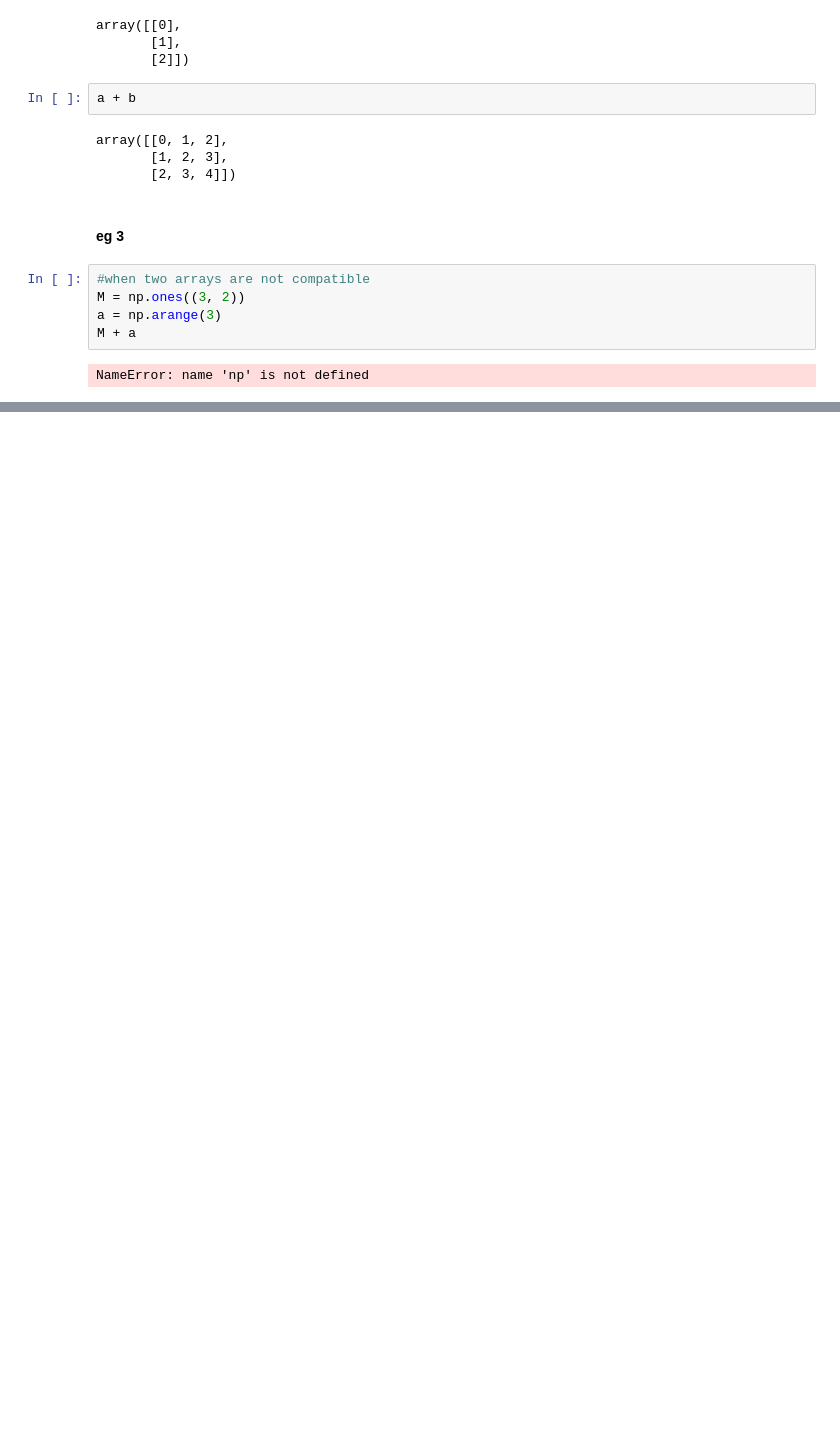
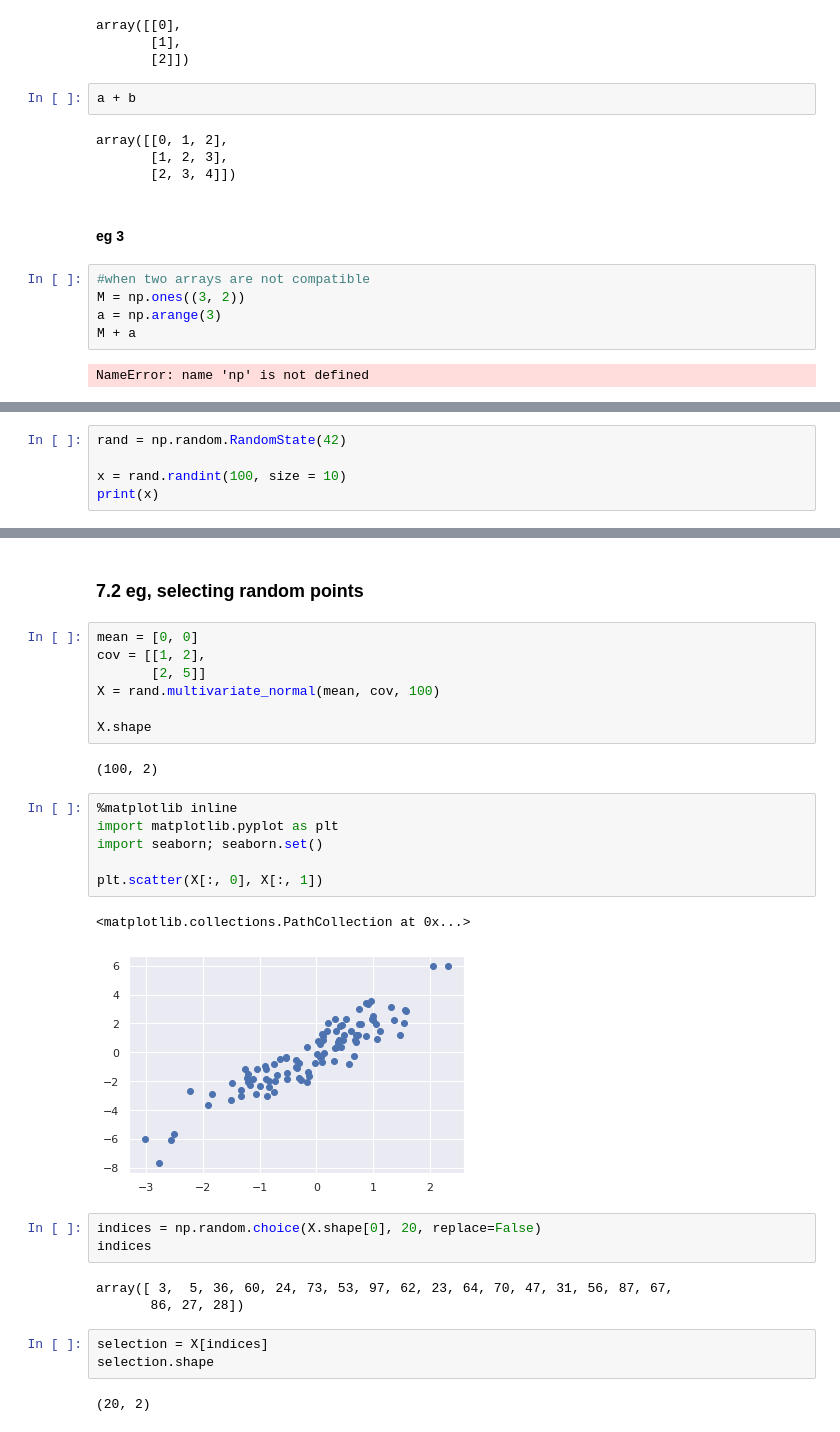
Before and after one commit to Simonliuwaterloo/python_data_science_handbook, a Jupyter notebook: chapter_2_numpy.ipynb, the cells around one changed output, grey strips where cells are left out. Saved outputs shown, nothing was run; the diff lists cells and outputs as text; blank space fills up the shorter version.

```diff
--- a/chapter_2_numpy.ipynb
+++ b/chapter_2_numpy.ipynb
@@ -714,0 +970,5 @@ NameError: name 'a' is not defined
+# %%
+rand = np.random.RandomState(42)
+
+x = rand.randint(100, size = 10)
+print(x)
@@ -714,0 +1050,31 @@ NameError: name 'a' is not defined
+# %% [markdown]
+### 7.2 eg, selecting random points
+# %%
+mean = [0, 0]
+cov = [[1, 2],
+       [2, 5]]
+X = rand.multivariate_normal(mean, cov, 100)
+
+X.shape
+# %% [output]
+(100, 2)
+# %%
+%matplotlib inline
+import matplotlib.pyplot as plt
+import seaborn; seaborn.set()
+
+plt.scatter(X[:, 0], X[:, 1])
+# %% [output]
+<matplotlib.collections.PathCollection at 0x...>
+[figure, added]
+# %%
+indices = np.random.choice(X.shape[0], 20, replace=False)
+indices
+# %% [output]
+array([ 3,  5, 36, 60, 24, 73, 53, 97, 62, 23, 64, 70, 47, 31, 56, 87, 67,
+       86, 27, 28])
+# %%
+selection = X[indices]
+selection.shape
+# %% [output]
+(20, 2)
```
Also changed, not shown: parts of 125 cells of this notebook, 1 other file.
